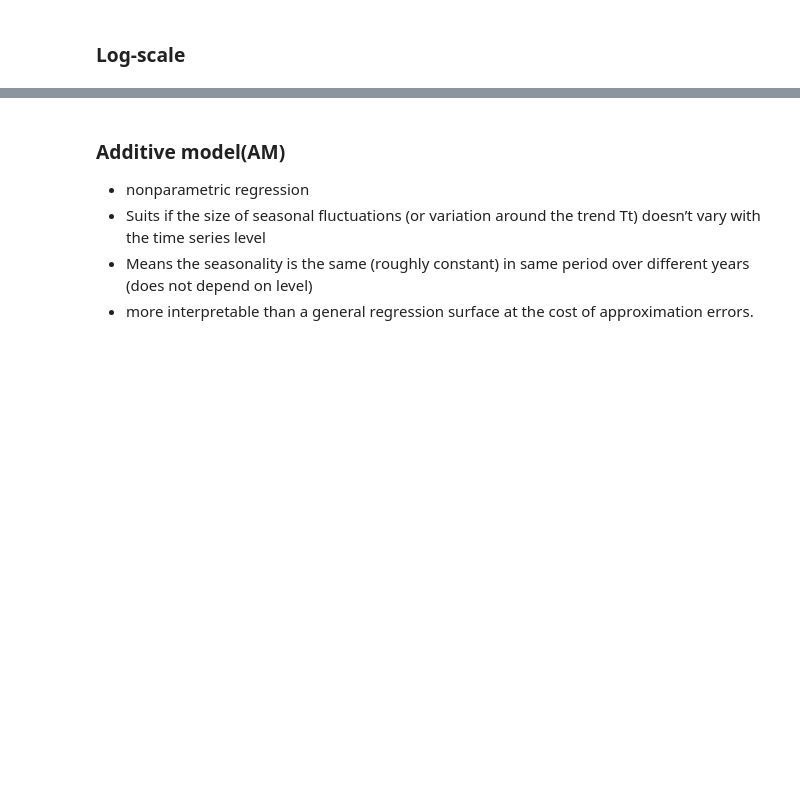
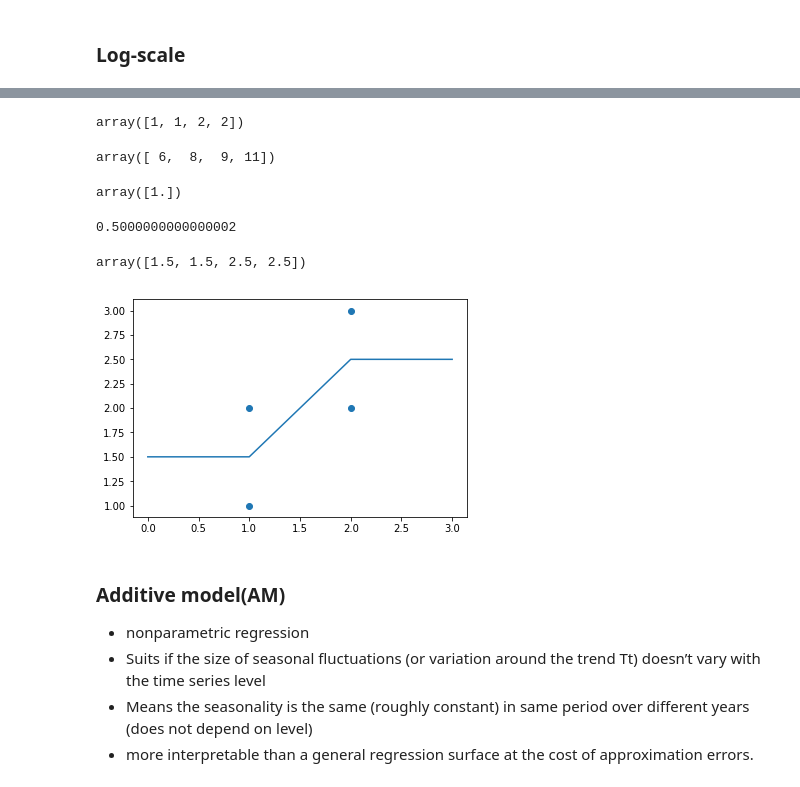
Before and after one commit to halapano/jupyter_note, a Jupyter notebook: DA_DM_python_CRISP.ipynb, the cells around one changed output, grey strips where cells are left out. Saved outputs shown, nothing was run; the diff lists cells and outputs as text; code cells hidden in the pictures; blank space fills up the shorter version.

```diff
--- a/DA_DM_python_CRISP.ipynb
+++ b/DA_DM_python_CRISP.ipynb
@@ -473,3 +589,40 @@ arr.ndim
+# %%
+import numpy as np
+from sklearn.linear_model import LinearRegression
+
+X = np.array([[1,1],[1,2],[2,2],[2,3]])
+#y = np.dot(X,np.array([1,2])) + 3
+
+x1 = X[:,0]
+x2 = X[:,1]
+reg = LinearRegression().fit(x1[:,np.newaxis],x2)
+# %%
+X[:,0]
+# %% [output]
+array([1, 1, 2, 2])
+# %%
+y
+# %% [output]
+array([ 6,  8,  9, 11])
+# %%
+reg.coef_
+# %% [output]
+array([1.])
+# %%
+reg.intercept_
+# %% [output]
+0.5000000000000002
+# %%
+reg.predict(x1[:,np.newaxis])
+# %% [output]
+array([1.5, 1.5, 2.5, 2.5])
+# %%
+fig = plt.figure()
+plt.scatter(x1,x2)
+plt.plot(reg.predict(x1[:,np.newaxis]))
+plt.show()
+# %% [output]
+[figure, added]
 # %% [markdown]
 ### Additive model(AM)
 - nonparametric regression
```
Also changed, not shown: parts of 101 cells of this notebook, 1 other file.
